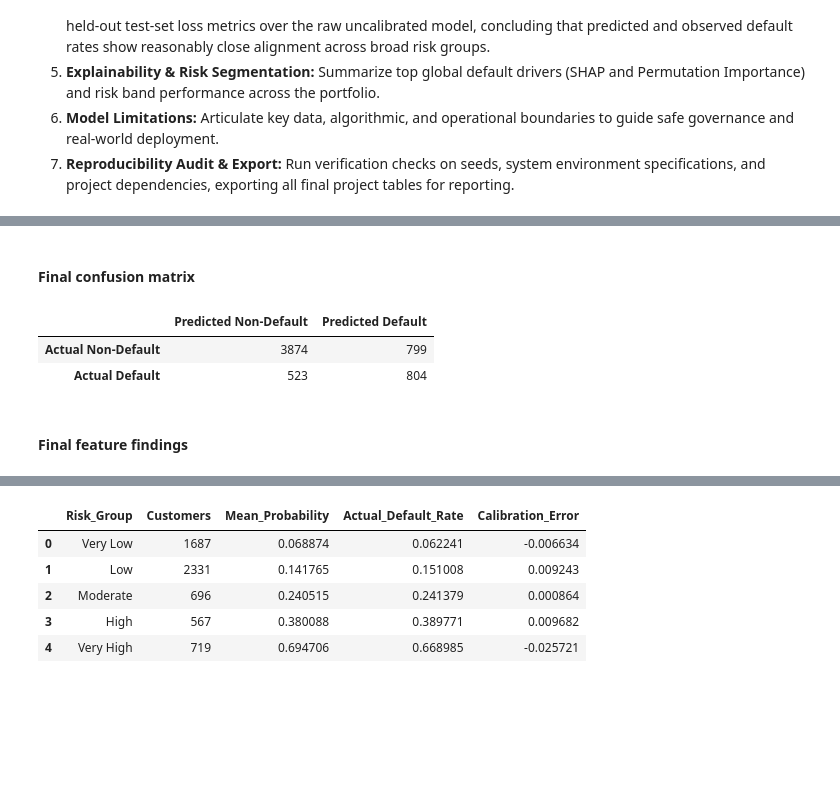
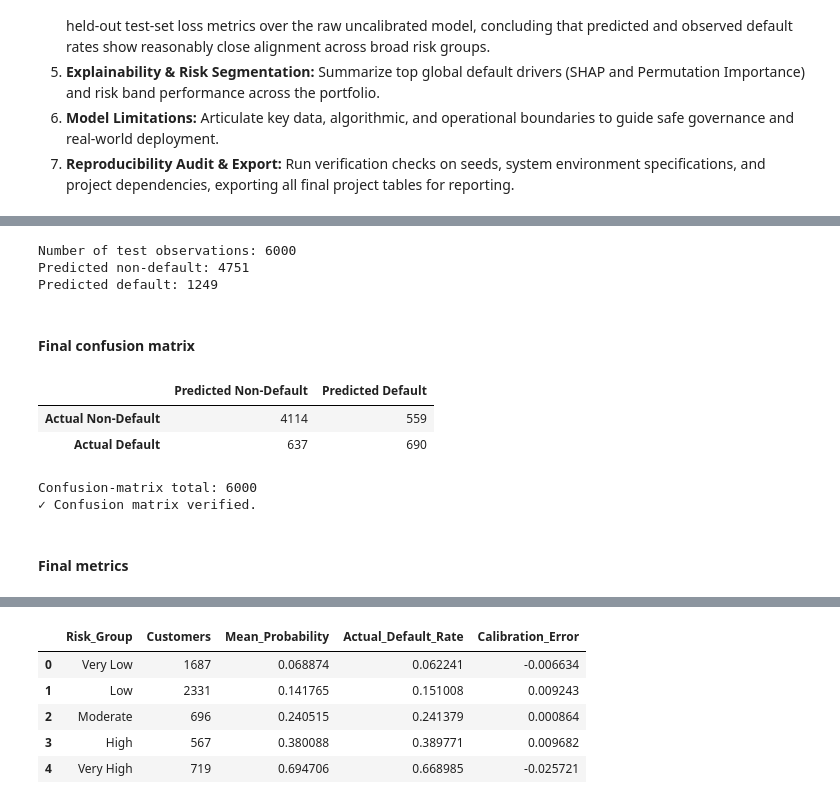
Before and after one commit to chamudi01/Credit-Risk-Scoring-System, a Jupyter notebook: notebooks/11_Final_Conclusions_and_Reproducibility.ipynb, the cells around one changed output, grey strips where cells are left out. Drawn from its saved outputs; the diff is of its cells as text; code cells hidden in the pictures; blank space fills up the shorter version.

```diff
--- a/notebooks/11_Final_Conclusions_and_Reproducibility.ipynb
+++ b/notebooks/11_Final_Conclusions_and_Reproducibility.ipynb
@@ -173,0 +98,9 @@ REPRODUCIBILITY VERIFICATION
+# %%
+SELECTED_THRESHOLD = 0.31
+
+print("=" * 75)
+print("FINAL FROZEN THRESHOLD")
+print("=" * 75)
+
+print("Threshold selected using calibration set:", SELECTED_THRESHOLD)
+print("Threshold used for final test evaluation:", SELECTED_THRESHOLD)
@@ -240,20 +135,44 @@ display(
+# %%
+test_predictions = (
+    test_prob >= SELECTED_THRESHOLD
+).astype(int)
+
+print("Number of test observations:", len(test_predictions))
+print("Predicted non-default:", int((test_predictions == 0).sum()))
+print("Predicted default:", int((test_predictions == 1).sum()))
+# %% [output]
+Number of test observations: 6000
+Predicted non-default: 4751
+Predicted default: 1249
 # %% [markdown]
 #### Final confusion matrix
 # %%
+tn, fp, fn, tp = confusion_matrix(
+    y_test,
+    test_predictions,
+    labels=[0, 1]
+).ravel()
+
 final_confusion_matrix = pd.DataFrame(
-    confusion_matrix(
-        y_test,
-        test_pred,
-        labels=[0, 1]
-    ),
+    [[tn, fp],
+     [fn, tp]],
     index=["Actual Non-Default", "Actual Default"],
     columns=["Predicted Non-Default", "Predicted Default"]
 )
 
 display(final_confusion_matrix)
+
+print("\nConfusion-matrix total:", tn + fp + fn + tp)
+
+if tn + fp + fn + tp != len(y_test):
+    raise ValueError("Confusion matrix does not contain all test observations.")
+
+print("✓ Confusion matrix verified.")
 # %% [output]
 |  | Predicted Non-Default | Predicted Default |
-| Actual Non-Default | 3874 | 799 |
-| Actual Default | 523 | 804 |
+| Actual Non-Default | 4114 | 559 |
+| Actual Default | 637 | 690 |
+Confusion-matrix total: 6000
+✓ Confusion matrix verified.
 # %% [markdown]
-#### Final feature findings
+#### Final metrics
```
Also changed, not shown: parts of 37 cells of this notebook, 6 other files.
